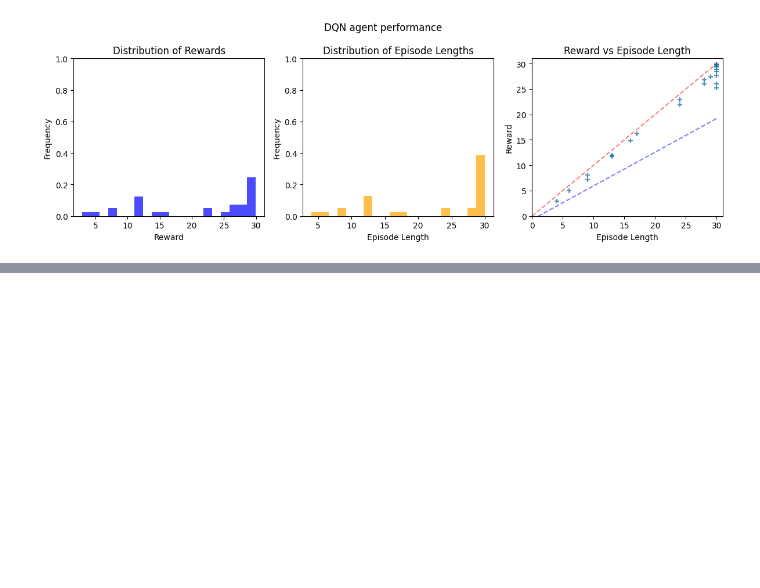
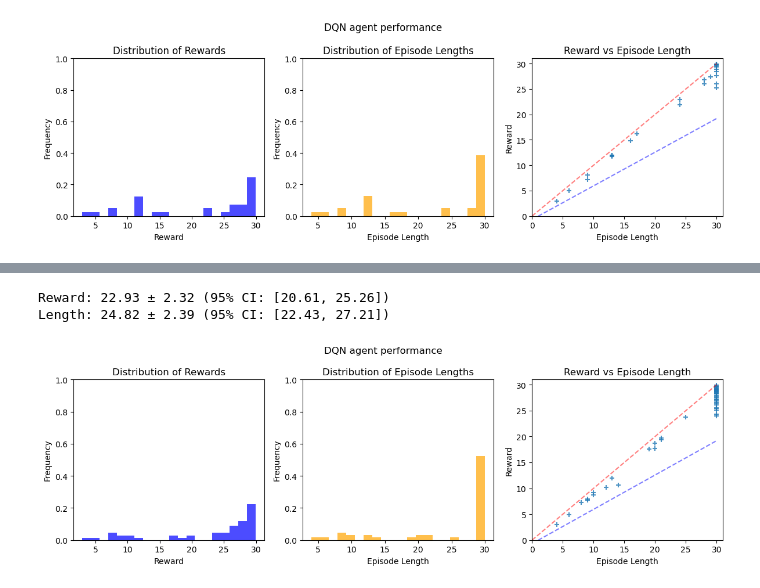
Before and after one commit to Limekaaa/highway-rl, a Jupyter notebook: dqn_analysis.ipynb, the cells around one changed output, grey strips where cells are left out. Cells and saved outputs as stored; diff of their text form; code cells hidden in the pictures; blank space fills up the shorter version.

```diff
--- a/dqn_analysis.ipynb
+++ b/dqn_analysis.ipynb
@@ -282,0 +231,13 @@ plot_rewards_lengths(rewards, lengths, title="DQN agent performance")
+# %%
+stats_rewards = compute_confidence_interval(rewards)
+stats_lengths = compute_confidence_interval(lengths)
+
+print(f"Reward: {stats_rewards['mean']:.2f} ± {stats_rewards['margin_of_error']:.2f} (95% CI: [{stats_rewards['ci_lower']:.2f}, {stats_rewards['ci_upper']:.2f}])")
+print(f"Length: {stats_lengths['mean']:.2f} ± {stats_lengths['margin_of_error']:.2f} (95% CI: [{stats_lengths['ci_lower']:.2f}, {stats_lengths['ci_upper']:.2f}])")
+# %% [output]
+Reward: 22.93 ± 2.32 (95% CI: [20.61, 25.26])
+Length: 24.82 ± 2.39 (95% CI: [22.43, 27.21])
+# %%
+plot_rewards_lengths(rewards, lengths, title="DQN agent performance")
+# %% [output]
+[figure, added]
```
Also changed, not shown: parts of 13 cells of this notebook, 11 other files.
